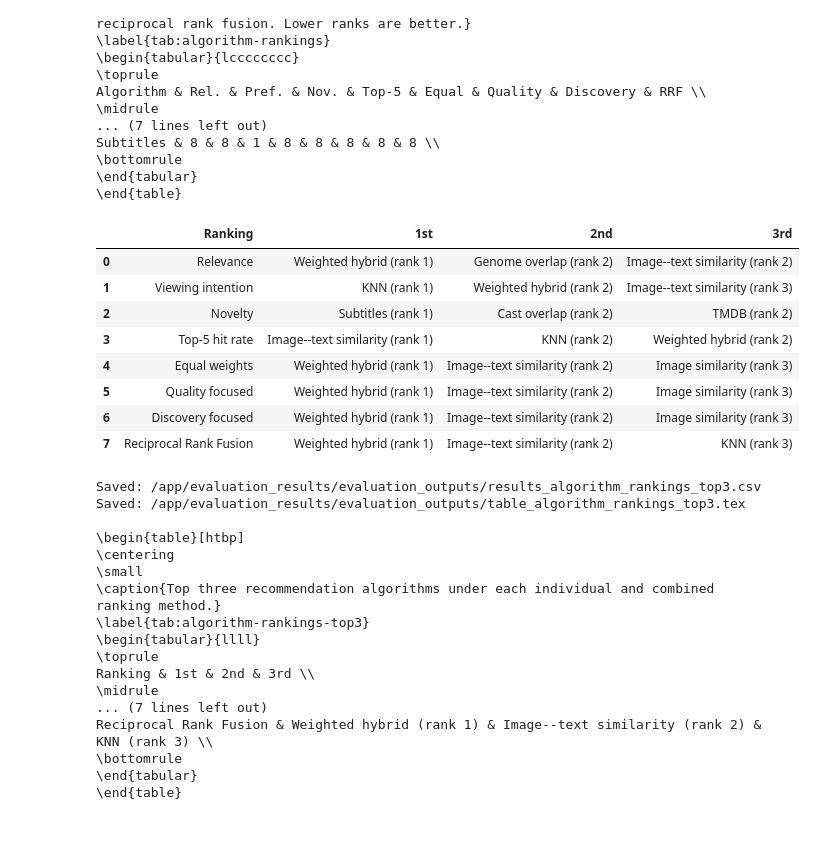
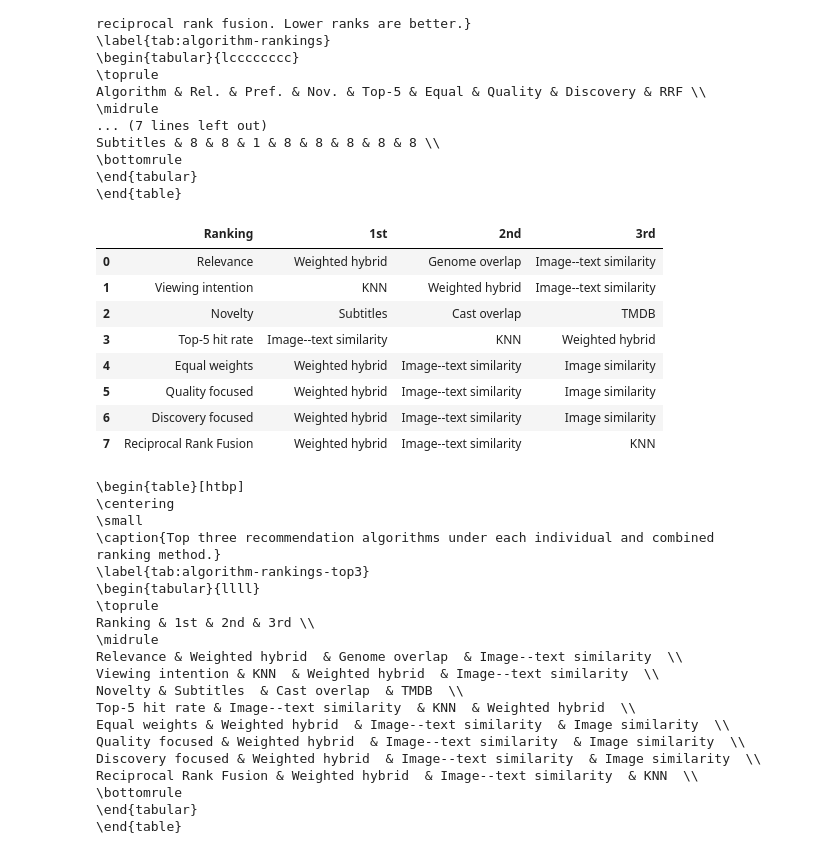
Before and after one commit to elikonrad-aau/ISRS-group4, a Jupyter notebook: evaluation_results/evaluation.ipynb, the cells around one changed output. Cells and saved outputs as stored; diff of their text form; code cells hidden in the pictures.

Commit message:
evaluation notebook finished

```diff
--- a/evaluation_results/evaluation.ipynb
+++ b/evaluation_results/evaluation.ipynb
@@ -1932,10 +1848,7 @@ for metric in ranking_metrics:
     if np.isclose(minimum, maximum):
         algorithm_rankings_df[normalized_column] = 1.0
     else:
-        algorithm_rankings_df[normalized_column] = (
-            algorithm_rankings_df[metric] - minimum
-        ) / (maximum - minimum)
-
+        algorithm_rankings_df[normalized_column] = (algorithm_rankings_df[metric] - minimum) / (maximum - minimum)
 
 weight_sets = {
     "equal": {
@@ -1966,8 +1879,8 @@ for scenario, weights in weight_sets.items():
 
     for metric, weight in weights.items():
         algorithm_rankings_df[score_column] += (
-            algorithm_rankings_df[f"{metric}_normalized"]
-            * weight
+                algorithm_rankings_df[f"{metric}_normalized"]
+                * weight
         )
 
     algorithm_rankings_df[rank_column] = (
@@ -1978,7 +1891,6 @@ for scenario, weights in weight_sets.items():
         )
         .astype(int)
     )
-
 
 # Reciprocal Rank Fusion using the four individual metric ranks.
 RRF_K = 10
@@ -2008,7 +1920,7 @@ algorithm_rankings_df = (
 
 # Save the complete numeric ranking results.
 ranking_output_path = (
-    OUTPUT_DIR / "results_algorithm_rankings.csv"
+        OUTPUT_DIR / "results_algorithm_rankings.csv"
 )
 algorithm_rankings_df.to_csv(
     ranking_output_path,
@@ -2061,7 +1973,7 @@ ranking_latex_code = ranking_latex_code.replace(
 )
 
 ranking_latex_path = (
-    OUTPUT_DIR / "table_algorithm_rankings.tex"
+        OUTPUT_DIR / "table_algorithm_rankings.tex"
 )
 ranking_latex_path.write_text(
     ranking_latex_code,
@@ -2100,12 +2012,7 @@ Subtitles & 8 & 8 & 1 & 8 & 8 & 8 & 8 & 8 \\
 \end{tabular}
 \end{table}
 # %%
-# =============================================================================
-# TOP 3 ALGORITHMS FOR EACH RANKING
-# =============================================================================
-
-# Ranking column and corresponding score/metric used to resolve ties
-# consistently for presentation.
+# top 3 algorithms for each category
 ranking_definitions = {
     "Relevance": {
         "rank": "relevance_rank",
@@ -2141,7 +2048,6 @@ ranking_definitions = {
     },
 }
 
-
 top_3_rows = []
 
 for ranking_name, columns in ranking_definitions.items():
@@ -2163,32 +2069,24 @@ for ranking_name, columns in ranking_definitions.items():
             "Ranking": ranking_name,
             "1st": (
                 f"{ranking_top_3.loc[0, 'Algorithm']} "
-                f"(rank {int(ranking_top_3.loc[0, rank_column])})"
             ),
             "2nd": (
                 f"{ranking_top_3.loc[1, 'Algorithm']} "
-                f"(rank {int(ranking_top_3.loc[1, rank_column])})"
             ),
             "3rd": (
                 f"{ranking_top_3.loc[2, 'Algorithm']} "
-                f"(rank {int(ranking_top_3.loc[2, rank_column])})"
             ),
         }
     )
-
 
 top_3_rankings_df = pd.DataFrame(top_3_rows)
 
 display(top_3_rankings_df)
 
-
-# -----------------------------------------------------------------------------
-# Save as CSV
-# -----------------------------------------------------------------------------
-
+# export
 top_3_csv_path = (
-    OUTPUT_DIR
-    / "results_algorithm_rankings_top3.csv"
+        OUTPUT_DIR
+        / "results_algorithm_rankings_top3.csv"
 )
 
 top_3_rankings_df.to_csv(
@@ -2196,56 +2094,45 @@ top_3_rankings_df.to_csv(
     index=False,
 )
 
-
-# -----------------------------------------------------------------------------
-# Export as LaTeX
-# -----------------------------------------------------------------------------
-
+# latex
 top_3_latex_code = top_3_rankings_df.to_latex(
     index=False,
     escape=False,
     caption=(
         "Top three recommendation algorithms under each "
         "individual and combined ranking method."
     ),
     label="tab:algorithm-rankings-top3",
     position="htbp",
     column_format="llll",
 )
 
 top_3_latex_code = top_3_latex_code.replace(
     "\\begin{table}[htbp]\n",
     "\\begin{table}[htbp]\n\\centering\n\\small\n",
 )
 
 top_3_latex_path = (
-    OUTPUT_DIR
-    / "table_algorithm_rankings_top3.tex"
+        OUTPUT_DIR
+        / "table_algorithm_rankings_top3.tex"
 )
 
 top_3_latex_path.write_text(
     top_3_latex_code,
     encoding="utf-8",
 )
 
-
-print("Saved:", top_3_csv_path)
-print("Saved:", top_3_latex_path)
-print()
 print(top_3_latex_code)
 # %% [output]
 |  | Ranking | 1st | 2nd | 3rd |
-| 0 | Relevance | Weighted hybrid (rank 1) | Genome overlap (rank 2) | Image--text similarity (rank 2) |
-| 1 | Viewing intention | KNN (rank 1) | Weighted hybrid (rank 2) | Image--text similarity (rank 3) |
-| 2 | Novelty | Subtitles (rank 1) | Cast overlap (rank 2) | TMDB (rank 2) |
-| 3 | Top-5 hit rate | Image--text similarity (rank 1) | KNN (rank 2) | Weighted hybrid (rank 2) |
-| 4 | Equal weights | Weighted hybrid (rank 1) | Image--text similarity (rank 2) | Image similarity (rank 3) |
-| 5 | Quality focused | Weighted hybrid (rank 1) | Image--text similarity (rank 2) | Image similarity (rank 3) |
-| 6 | Discovery focused | Weighted hybrid (rank 1) | Image--text similarity (rank 2) | Image similarity (rank 3) |
-| 7 | Reciprocal Rank Fusion | Weighted hybrid (rank 1) | Image--text similarity (rank 2) | KNN (rank 3) |
+| 0 | Relevance | Weighted hybrid | Genome overlap | Image--text similarity |
+| 1 | Viewing intention | KNN | Weighted hybrid | Image--text similarity |
+| 2 | Novelty | Subtitles | Cast overlap | TMDB |
+| 3 | Top-5 hit rate | Image--text similarity | KNN | Weighted hybrid |
+| 4 | Equal weights | Weighted hybrid | Image--text similarity | Image similarity |
+| 5 | Quality focused | Weighted hybrid | Image--text similarity | Image similarity |
+| 6 | Discovery focused | Weighted hybrid | Image--text similarity | Image similarity |
+| 7 | Reciprocal Rank Fusion | Weighted hybrid | Image--text similarity | KNN |
-Saved: /app/evaluation_results/evaluation_outputs/results_algorithm_rankings_top3.csv
-Saved: /app/evaluation_results/evaluation_outputs/table_algorithm_rankings_top3.tex
-
 \begin{table}[htbp]
 \centering
 \small
@@ -2255,8 +2142,14 @@ Saved: /app/evaluation_results/evaluation_outputs/table_algorithm_rankings_top3.
 \toprule
 Ranking & 1st & 2nd & 3rd \\
 \midrule
-... (7 lines left out)
-Reciprocal Rank Fusion & Weighted hybrid (rank 1) & Image--text similarity (rank 2) & KNN (rank 3) \\
+Relevance & Weighted hybrid  & Genome overlap  & Image--text similarity  \\
+Viewing intention & KNN  & Weighted hybrid  & Image--text similarity  \\
+Novelty & Subtitles  & Cast overlap  & TMDB  \\
+Top-5 hit rate & Image--text similarity  & KNN  & Weighted hybrid  \\
+Equal weights & Weighted hybrid  & Image--text similarity  & Image similarity  \\
+Quality focused & Weighted hybrid  & Image--text similarity  & Image similarity  \\
+Discovery focused & Weighted hybrid  & Image--text similarity  & Image similarity  \\
+Reciprocal Rank Fusion & Weighted hybrid  & Image--text similarity  & KNN  \\
 \bottomrule
 \end{tabular}
 \end{table}
```
Also changed, not shown: parts of 21 cells of this notebook.
